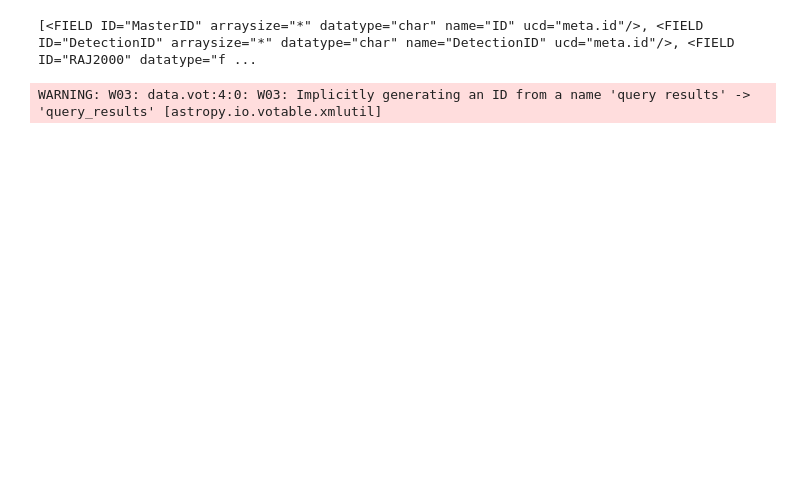
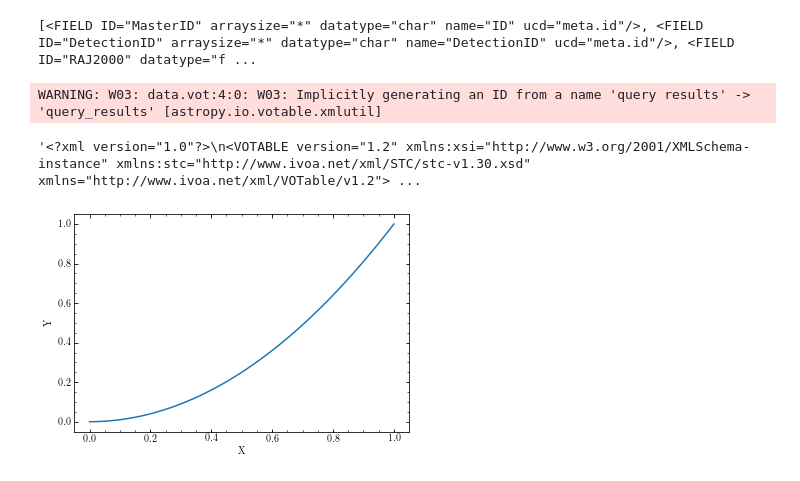
Before and after one commit to mikegrudic/Ph2x, a Jupyter notebook: Ph21/Ph21_1.ipynb, the cells around one changed output. Cells and saved outputs as stored; diff of their text form; code cells hidden in the pictures; blank space fills up the shorter version.

```diff
--- a/Ph21/Ph21_1.ipynb
+++ b/Ph21/Ph21_1.ipynb
@@ -79,3 +79,20 @@ plt.errorbar(MJD, mag, magerr,ls='', marker='d',color='black')
 plt.xlabel("MJD")
 plt.ylabel("Magnitude")
 plt.savefig("MJF_v_Magnitude.pdf",bbox_inches='tight')
+# %%
+open("data.vot",'r').read()
+# %% [output]
+'<?xml version="1.0"?>\n<VOTABLE version="1.2" xmlns:xsi="http://www.w3.org/2001/XMLSchema-instance" xmlns:stc="http://www.ivoa.net/xml/STC/stc-v1.30.xsd" xmlns="http://www.ivoa.net/xml/VOTable/v1.2"> ...
+# %%
+import matplotlib.pyplot as plt
+import numpy as np
+
+x = np.linspace(0,1,1000)
+y = x**2
+
+plt.plot(x,y)
+plt.xlabel("X")
+plt.ylabel("Y")
+plt.show()
+# %% [output]
+[figure, added]
```
Also changed, not shown: parts of 2 cells of this notebook, 2 other files.
